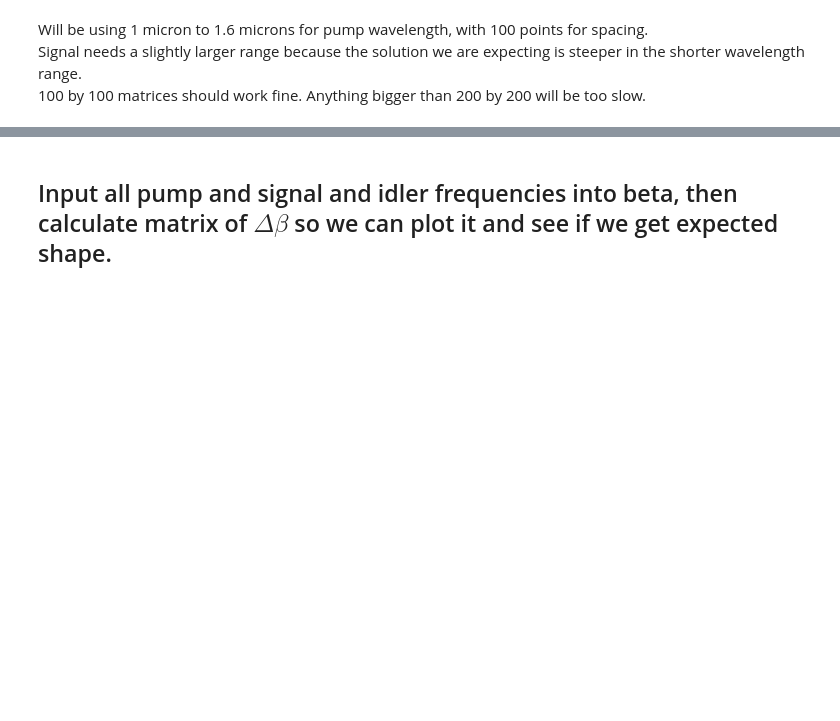
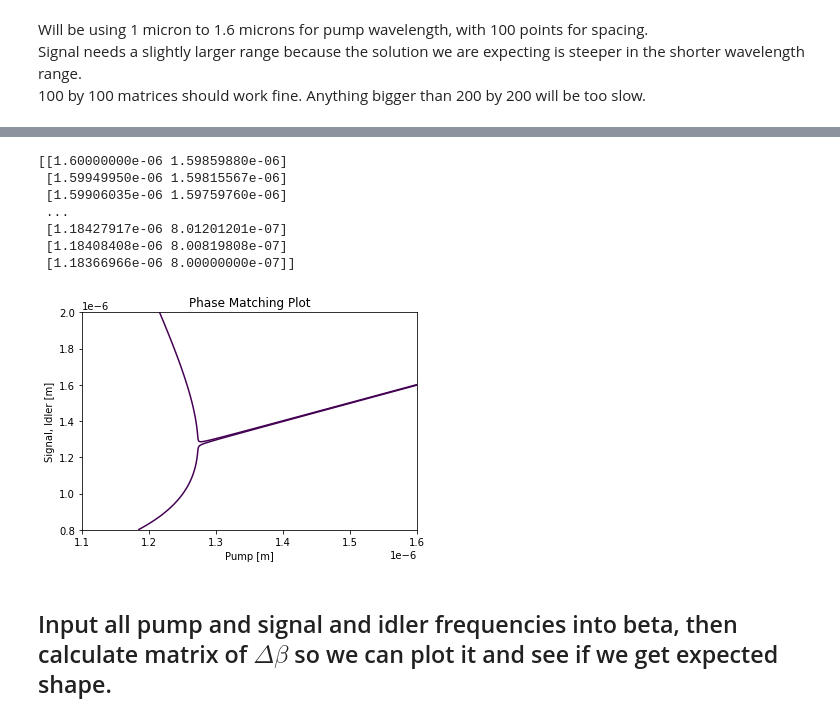
Before and after one commit to jmorse2020/Physics-FYP, a Jupyter notebook: fwm_simulation.ipynb, the cells around one changed output, grey strips where cells are left out. Cells and saved outputs as stored; diff of their text form; code cells hidden in the pictures; blank space fills up the shorter version.

Commit message:
Create phase_matching function
Co-authored-by: molly-tebbutt10 <molly-tebbutt10@users.noreply.github.com>

```diff
--- a/fwm_simulation.ipynb
+++ b/fwm_simulation.ipynb
@@ -35,3 +105,18 @@ import RefractiveIndexClass
+# %%
+def BuildMatrixFromArray(array, n=-1, repeat_array_as = "columns"):
+    if n == -1: n = len(array)
+    if repeat_array_as.lower() == "columns":
+        constructed_matrix = np.zeros((len(array), n))
+        for i in range(n):
+            constructed_matrix[:, i] = np.transpose(array)
+        return constructed_matrix
+    elif repeat_array_as.lower() == "rows":
+        constructed_matrix = np.zeros((n, len(array)))
+        for i in range(n):
+            constructed_matrix[i, :] = array
+        return constructed_matrix
+    else:
+        return ValueError("Argument given for 'repeat_array_as' is unrecognised. It takes arguments 'rows' or 'columns'")
 # %%
 # Function to convert wavelength to angular frequency
 def lambda_to_ang_freq(wavelength_matrix):
@@ -144,3 +125,55 @@ array([[1.88495559e+15, 1.86247103e+15, 1.84025309e+15, ...,
+# %%
+gamma = 2e-4 #Unit is m^-1 W^-1
+P = 100 # W
+# %%
+import matplotlib.pyplot as plt
+
+# Input wavelengths in SI units [m]
+def phase_matching(pump_wavelengths, signal_wavelengths, refractive_index, gamma = 2e-4, P = 100):
+    # *** Construct the pump and signal matrices *** #
+    pump_matrix_wavelengths = BuildMatrixFromArray(pump_wavelengths, len(signal_wavelengths), repeat_array_as = "rows")
+    signal_matrix_wavelengths = BuildMatrixFromArray(signal_wavelengths, len(pump_wavelengths), repeat_array_as = "columns")
+
+    # *** Convert to frequency *** #
+    pump_matrix_omegas = lambda_to_ang_freq(pump_matrix_wavelengths)
+    signal_matrix_omegas = lambda_to_ang_freq(signal_matrix_wavelengths)
+
+    # *** Conservation of energy to create idler matrix *** #
+    idler_matrix_omegas = 2 * pump_matrix_omegas - signal_matrix_omegas
+
+    # *** Find the betas *** #
+    pump_betas = refractive_index(pump_matrix_omegas,parameter="omega") * pump_matrix_omegas / 3e8
+    signal_betas = refractive_index(signal_matrix_omegas, parameter="omega") * signal_matrix_omegas / 3e8
+    idler_betas = refractive_index(idler_matrix_omegas, parameter="omega") * idler_matrix_omegas / 3e8
+
+    # *** Phase matching: Momentum conservation *** #
+    delta_beta = 2 * pump_betas - signal_betas - idler_betas - 2 * gamma * P
+    # plt.imshow(delta_beta, cmap='jet', interpolation='nearest')
+    # plt.colorbar()  # Add colorbar to show the scale
+    # plt.show()
+
+    phase_matching_contour = plt.contour(pump_wavelengths, signal_wavelengths, delta_beta, levels=[0], color='k')
+    contour_data = phase_matching_contour.collections[0].get_paths()[0].vertices
+    print(contour_data)
+    # plt.plot(contour_data)
+    plt.xlabel('Pump [m]')
+    plt.ylabel('Signal, Idler [m]')
+    plt.title('Phase Matching Plot')
+    plt.show()
+
+pump_wavelengths = np.linspace(1.1e-6, 1.6e-6, 1000)
+signal_wavelengths = np.linspace(0.8e-6, 2.0e-6, 1000)
+refractive_index = RefractiveIndexClass.RefractiveIndex.n_fs
+phase_matching(pump_wavelengths=pump_wavelengths, signal_wavelengths=signal_wavelengths, refractive_index=refractive_index)
+# %% [output]
+[[1.60000000e-06 1.59859880e-06]
+ [1.59949950e-06 1.59815567e-06]
+ [1.59906035e-06 1.59759760e-06]
+ ...
+ [1.18427917e-06 8.01201201e-07]
+ [1.18408408e-06 8.00819808e-07]
+ [1.18366966e-06 8.00000000e-07]]
+[figure, added]
 # %% [markdown]
 ## Input all pump and signal and idler frequencies into beta, then calculate matrix of $\Delta\beta$ so we can plot it and see if we get expected shape.
 # %%
```
Also changed, not shown: parts of 10 cells of this notebook.
